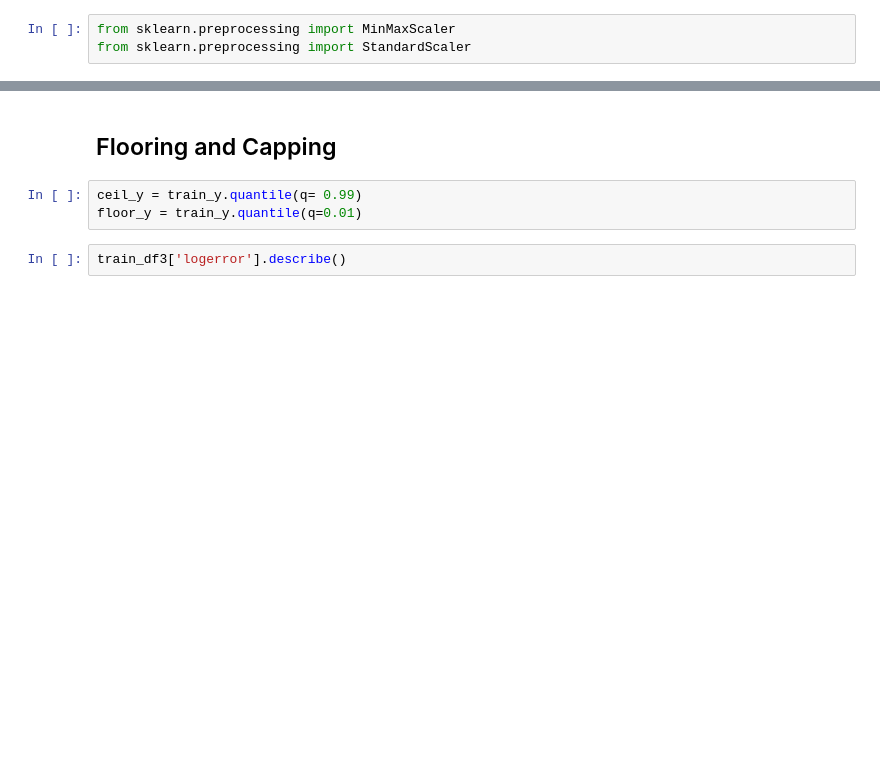
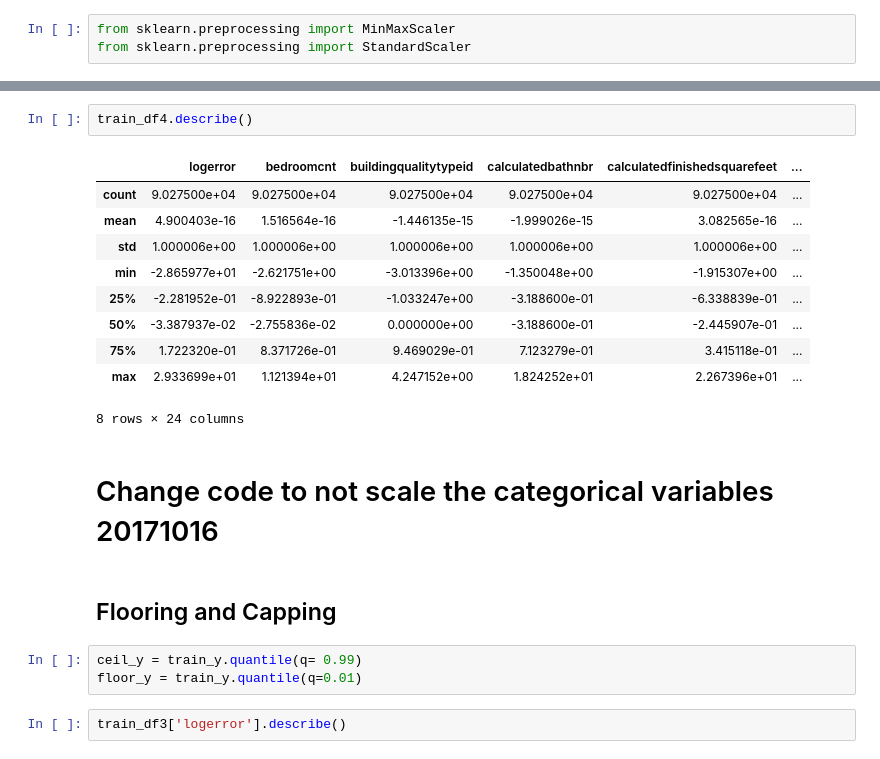
Before and after one commit to malctaylor15/Zillow_Kaggle, a Jupyter notebook: Analysis - Linear Regression.ipynb, the cells around one changed output, grey strips where cells are left out. Drawn from its saved outputs; the diff is of its cells as text; blank space fills up the shorter version.

```diff
--- a/Analysis - Linear Regression.ipynb
+++ b/Analysis - Linear Regression.ipynb
@@ -446,3 +546,18 @@ train_y.size
+# %%
+train_df4.describe()
+# %% [output]
+|  | logerror | bedroomcnt | buildingqualitytypeid | calculatedbathnbr | calculatedfinishedsquarefeet | ... |
+| count | 9.027500e+04 | 9.027500e+04 | 9.027500e+04 | 9.027500e+04 | 9.027500e+04 | ... |
+| mean | 4.900403e-16 | 1.516564e-16 | -1.446135e-15 | -1.999026e-15 | 3.082565e-16 | ... |
+| std | 1.000006e+00 | 1.000006e+00 | 1.000006e+00 | 1.000006e+00 | 1.000006e+00 | ... |
+| min | -2.865977e+01 | -2.621751e+00 | -3.013396e+00 | -1.350048e+00 | -1.915307e+00 | ... |
+| 25% | -2.281952e-01 | -8.922893e-01 | -1.033247e+00 | -3.188600e-01 | -6.338839e-01 | ... |
+| 50% | -3.387937e-02 | -2.755836e-02 | 0.000000e+00 | -3.188600e-01 | -2.445907e-01 | ... |
+| 75% | 1.722320e-01 | 8.371726e-01 | 9.469029e-01 | 7.123279e-01 | 3.415118e-01 | ... |
+| max | 2.933699e+01 | 1.121394e+01 | 4.247152e+00 | 1.824252e+01 | 2.267396e+01 | ... |
+8 rows × 24 columns
+# %% [markdown]
+# Change code to not scale the categorical variables 20171016
 # %% [markdown]
 ## Flooring and Capping
 # %%
```
Also changed, not shown: parts of 40 cells of this notebook.
